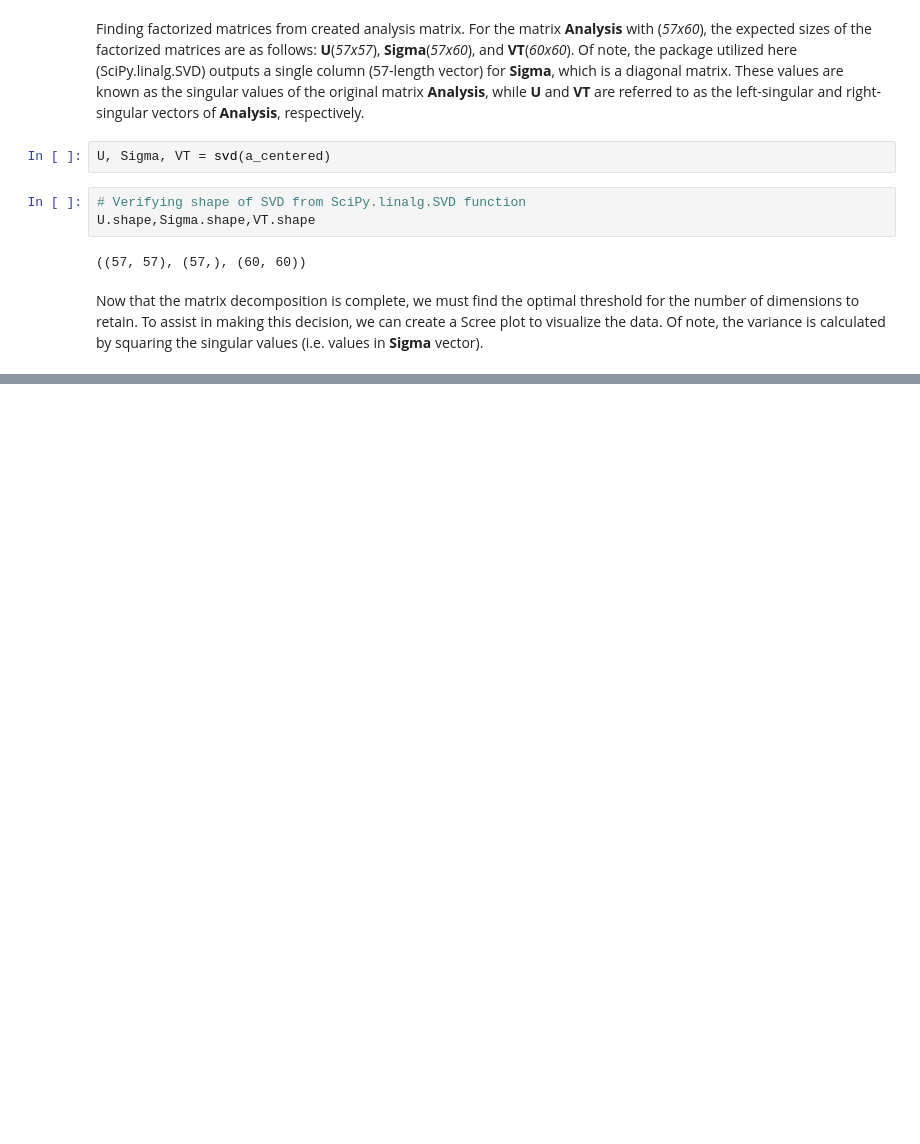
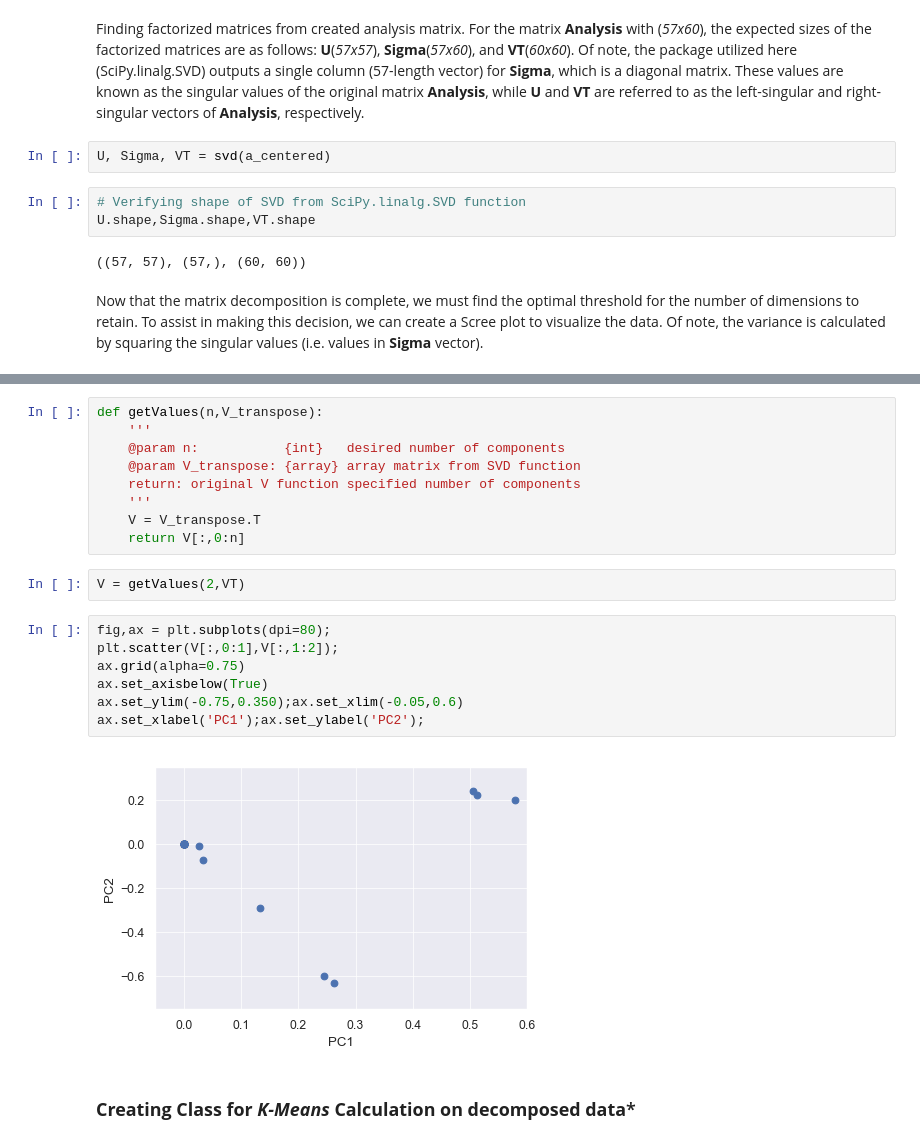
Before and after one commit to istewar1/Research, a Jupyter notebook: COSC 528/Project 2/Project2_notebook.ipynb, the cells around one changed output, grey strips where cells are left out. Saved outputs shown, nothing was run; the diff lists cells and outputs as text; blank space fills up the shorter version.

```diff
--- a/COSC 528/Project 2/Project2_notebook.ipynb
+++ b/COSC 528/Project 2/Project2_notebook.ipynb
@@ -163,0 +183,22 @@ def getValues(n,V):
+# %%
+def getValues(n,V_transpose):
+    '''
+    @param n:           {int}   desired number of components
+    @param V_transpose: {array} array matrix from SVD function
+    return: original V function specified number of components
+    '''
+    V = V_transpose.T
+    return V[:,0:n]
+# %%
+V = getValues(2,VT)
+# %%
+fig,ax = plt.subplots(dpi=80);
+plt.scatter(V[:,0:1],V[:,1:2]);
+ax.grid(alpha=0.75)
+ax.set_axisbelow(True)
+ax.set_ylim(-0.75,0.350);ax.set_xlim(-0.05,0.6)
+ax.set_xlabel('PC1');ax.set_ylabel('PC2');
+# %% [output]
+[figure, added]
+# %% [markdown]
+### **Creating Class for** ***K-Means*** **Calculation on decomposed data***
```
Also changed, not shown: parts of 16 cells of this notebook, 1 other file.
